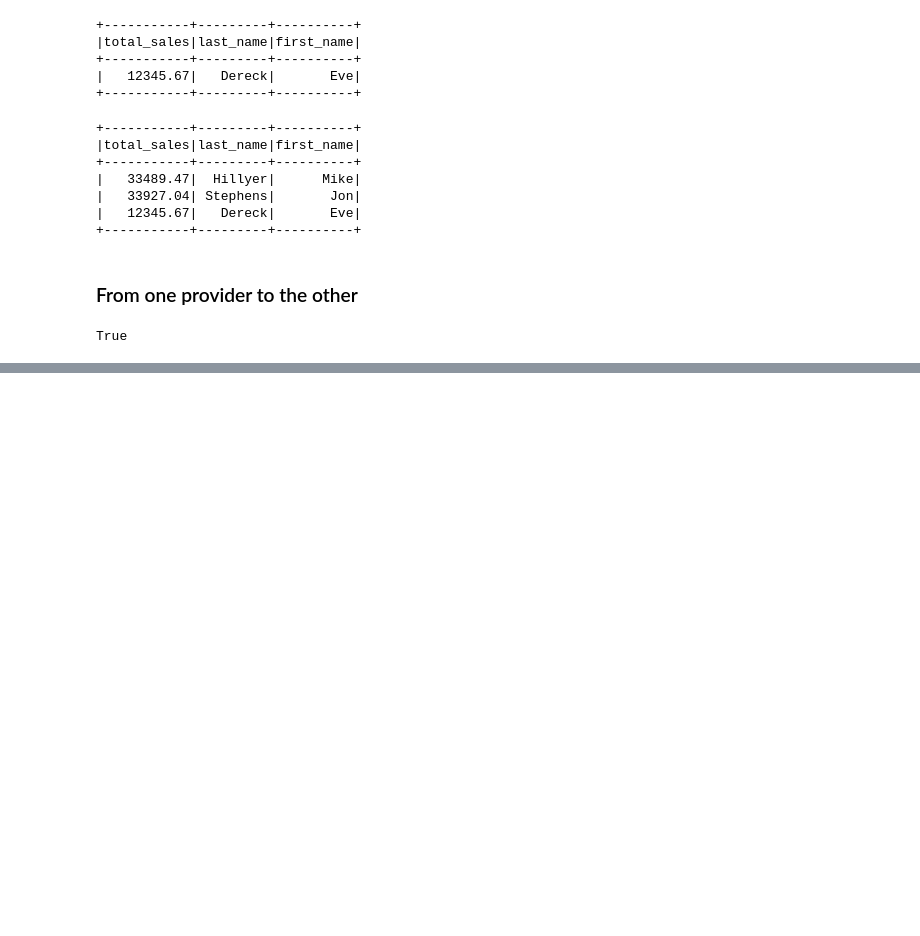
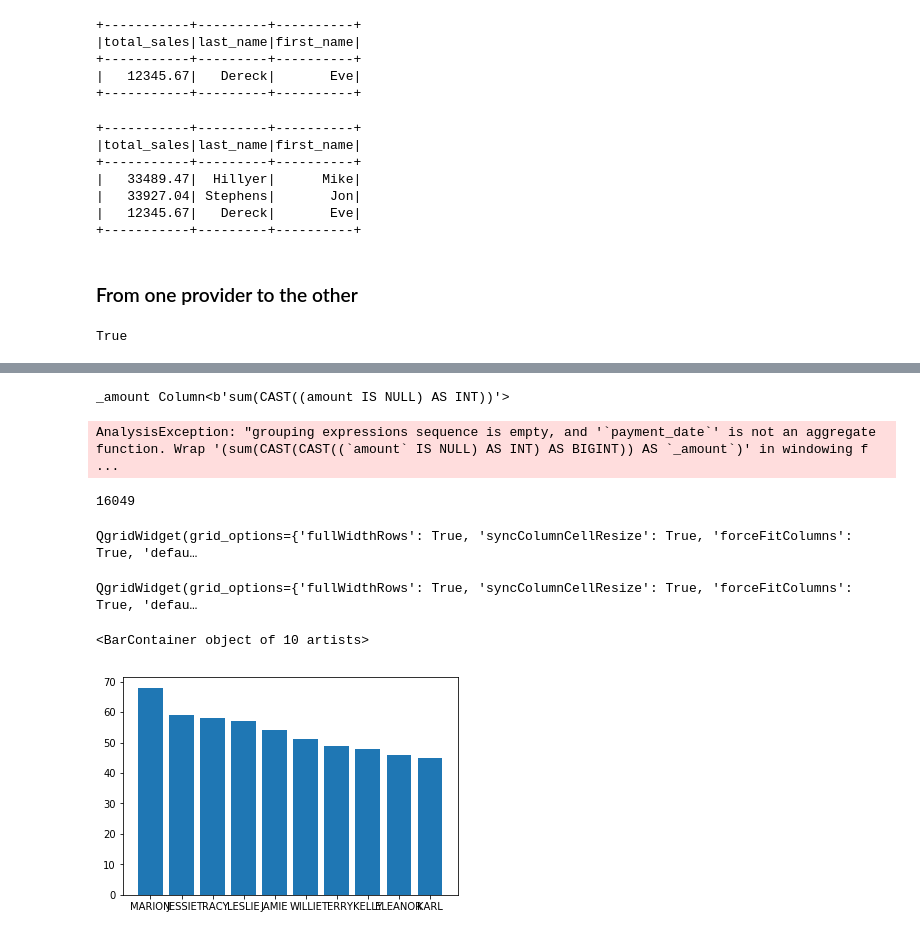
Before and after one commit to natbusa/dlf-tutorial, a Jupyter notebook: loadsave.ipynb, the cells around one changed output, grey strips where cells are left out. Saved outputs shown, nothing was run; the diff lists cells and outputs as text; code cells hidden in the pictures; blank space fills up the shorter version.

```diff
--- a/loadsave.ipynb
+++ b/loadsave.ipynb
@@ -310,0 +670,11 @@ QgridWidget(grid_options={'fullWidthRows': True, 'syncColumnCellResize': True, '
+# %%
+groupby = ['store_id', 'rental_id']
+selected = ['amount', 'staff_id']
+aggs = {'zero':zero, 'one':one}
+
+
+t = df.groupby(*groupby)
+tf0 = t.agg(*[F.struct(*[f(F.col(c)).alias(n) for n, f in aggs.items()]).alias(c) for c in selected])
+pivot(flatten(tf0, groupby), groupby+['colname']).show(10)
+
+df.cols.select('amount', 'staff_id').groupby('store_id', 'rental_id').agg({'zero':zero, 'one':one})
@@ -310,0 +785,33 @@ QgridWidget(grid_options={'fullWidthRows': True, 'syncColumnCellResize': True, '
+# %%
+count_missing = lambda c: F.sum(F.col(c).isNull().cast('int'))
+app = [(f'_{c}', count_missing(c)) for c in ['amount', 'rental_id', 'first_name']]
+for t in app:
+    print(*t)
+    df = df.withColumn('_amount', F.sum(F.col('amount').isNull().cast('int')))
+# %% [output]
+_amount Column<b'sum(CAST((amount IS NULL) AS INT))'>
+AnalysisException: "grouping expressions sequence is empty, and '`payment_date`' is not an aggregate function. Wrap '(sum(CAST(CAST((`amount` IS NULL) AS INT) AS BIGINT)) AS `_amount`)' in windowing f ...
+# %%
+names = df.cols.select('first_name').df()
+freqItems = list(names.freqItems(['first_name'], 0.001).cols.one()[0])
+# %%
+names.count()
+# %% [output]
+16049
+# %%
+names.groupby('first_name').count().sort('count', ascending=False).where(F.col("first_name").isin(*freqItems)).grid()
+# %% [output]
+QgridWidget(grid_options={'fullWidthRows': True, 'syncColumnCellResize': True, 'forceFitColumns': True, 'defau…
+# %%
+top = names.groupby('first_name').count().sort('count', ascending=False).limit(10).collect()
+names.groupby('first_name').count().sort('count', ascending=False).select('first_name', 'count', F.col('count') / names.count()).grid(5)
+# %% [output]
+QgridWidget(grid_options={'fullWidthRows': True, 'syncColumnCellResize': True, 'forceFitColumns': True, 'defau…
+# %%
+import pandas as pd
+from matplotlib import pyplot as plt
+d = pd.DataFrame([x.asDict() for x in top])
+plt.bar(d.iloc[:,1], d.iloc[:,0])
+# %% [output]
+<BarContainer object of 10 artists>
+[figure, added]
```
Also changed, not shown: parts of 80 cells of this notebook, 3 other files.
